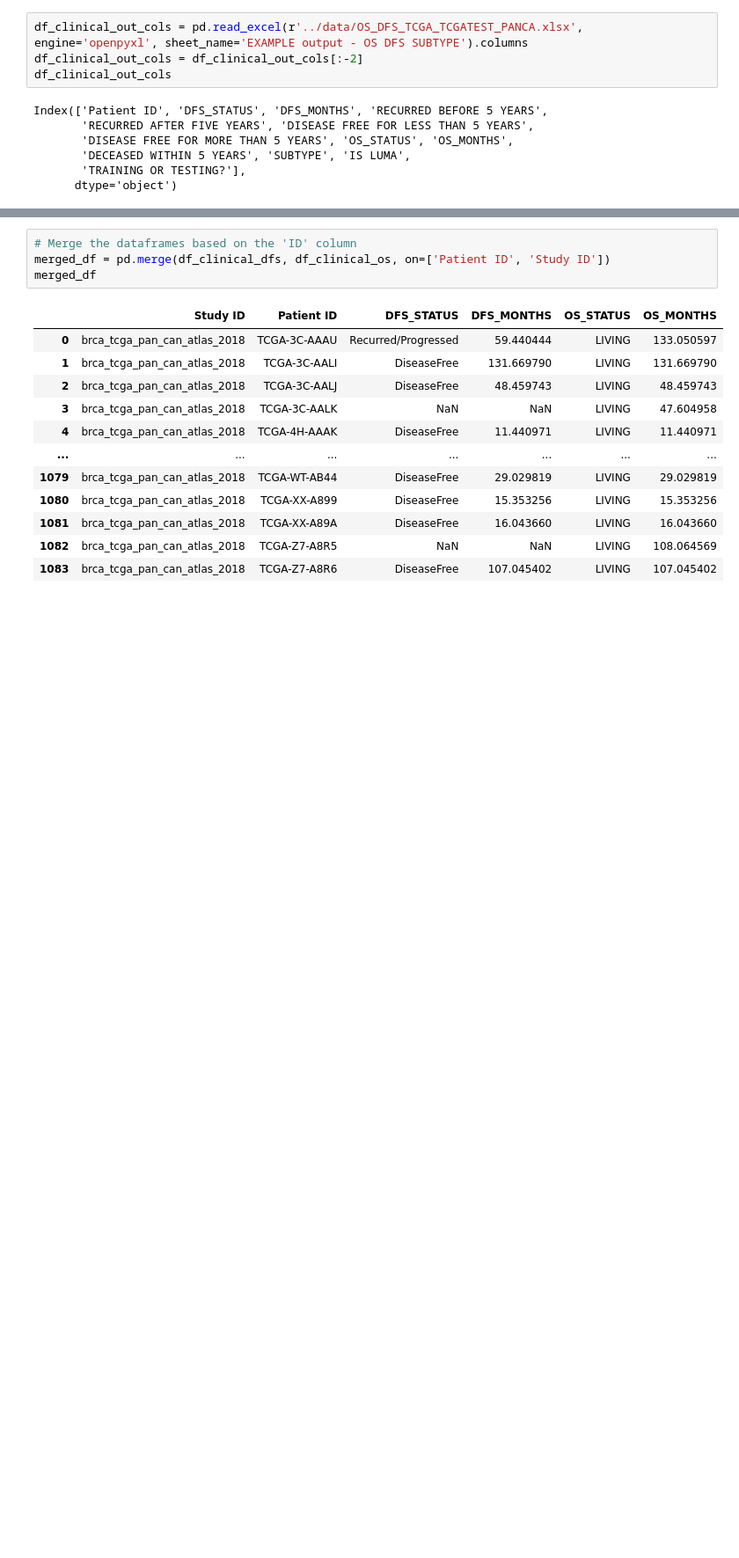
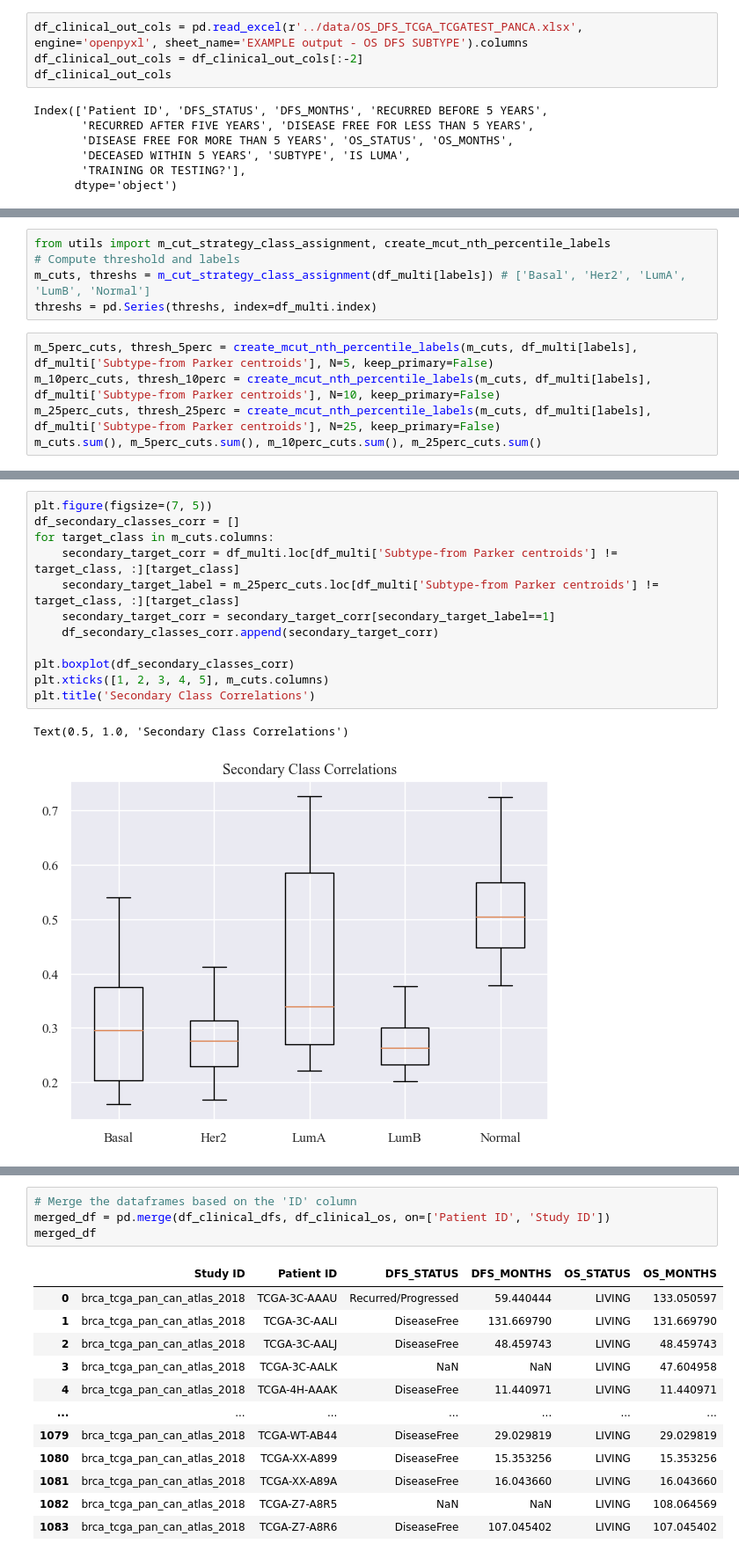
Before and after one commit to ivamilojkovic/ML-GeneExpression-CancerSubtype-Classification, a Jupyter notebook: notebooks/multilabel_predictions_analysis.ipynb, the cells around one changed output, grey strips where cells are left out. Shown at 88% size. Drawn from its saved outputs; the diff is of its cells as text; blank space fills up the shorter version.

```diff
--- a/notebooks/multilabel_predictions_analysis.ipynb
+++ b/notebooks/multilabel_predictions_analysis.ipynb
@@ -81,0 +96,10 @@ df_multi.head()
+# %%
+from utils import m_cut_strategy_class_assignment, create_mcut_nth_percentile_labels
+# Compute threshold and labels
+m_cuts, threshs = m_cut_strategy_class_assignment(df_multi[labels]) # ['Basal', 'Her2', 'LumA', 'LumB', 'Normal']
+threshs = pd.Series(threshs, index=df_multi.index)
+# %%
+m_5perc_cuts, thresh_5perc = create_mcut_nth_percentile_labels(m_cuts, df_multi[labels], df_multi['Subtype-from Parker centroids'], N=5, keep_primary=False)
+m_10perc_cuts, thresh_10perc = create_mcut_nth_percentile_labels(m_cuts, df_multi[labels], df_multi['Subtype-from Parker centroids'], N=10, keep_primary=False)
+m_25perc_cuts, thresh_25perc = create_mcut_nth_percentile_labels(m_cuts, df_multi[labels], df_multi['Subtype-from Parker centroids'], N=25, keep_primary=False)
+m_cuts.sum(), m_5perc_cuts.sum(), m_10perc_cuts.sum(), m_25perc_cuts.sum()
@@ -81,0 +124,15 @@ df_multi.head()
+# %%
+plt.figure(figsize=(7, 5))
+df_secondary_classes_corr = []
+for target_class in m_cuts.columns:
+    secondary_target_corr = df_multi.loc[df_multi['Subtype-from Parker centroids'] != target_class, :][target_class]
+    secondary_target_label = m_25perc_cuts.loc[df_multi['Subtype-from Parker centroids'] != target_class, :][target_class]
+    secondary_target_corr = secondary_target_corr[secondary_target_label==1]
+    df_secondary_classes_corr.append(secondary_target_corr)
+
+plt.boxplot(df_secondary_classes_corr)
+plt.xticks([1, 2, 3, 4, 5], m_cuts.columns)
+plt.title('Secondary Class Correlations')
+# %% [output]
+Text(0.5, 1.0, 'Secondary Class Correlations')
+[figure, added]
```
Also changed, not shown: parts of 45 cells of this notebook, 15 other files.
